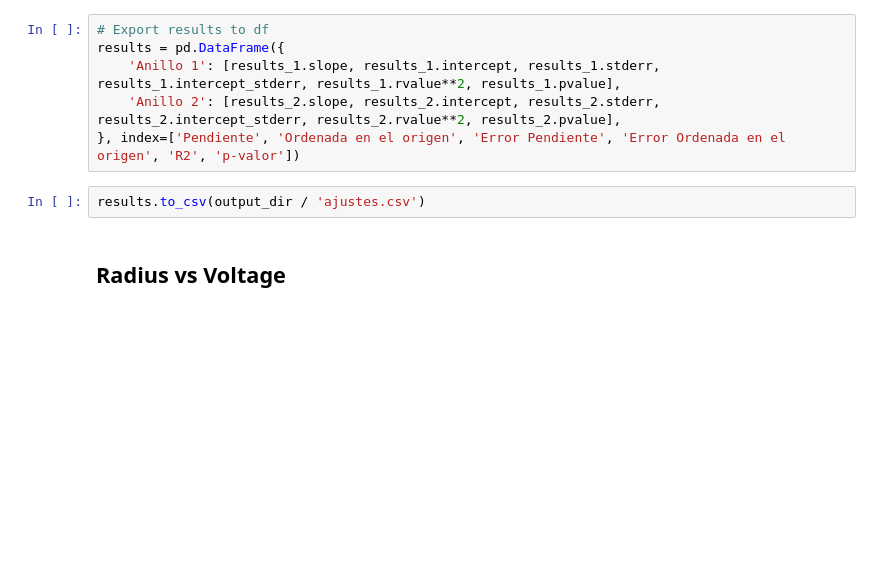
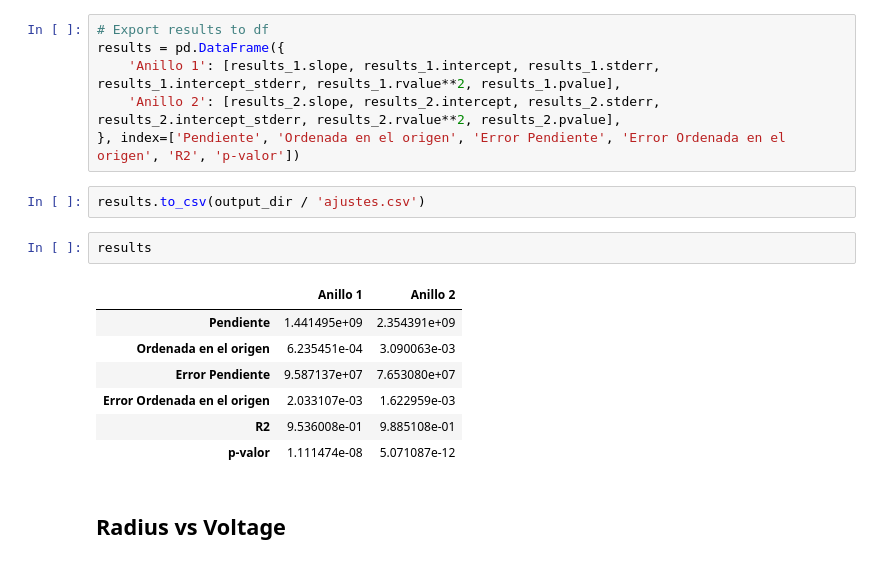
Before and after one commit to MrIsCM/Solid_State_Physics, a Jupyter notebook: Electron_Difrraction/analysis.ipynb, the cells around one changed output. Drawn from its saved outputs; the diff is of its cells as text; blank space fills up the shorter version.

```diff
--- a/Electron_Difrraction/analysis.ipynb
+++ b/Electron_Difrraction/analysis.ipynb
@@ -162,6 +162,16 @@ results = pd.DataFrame({
 }, index=['Pendiente', 'Ordenada en el origen', 'Error Pendiente', 'Error Ordenada en el origen', 'R2', 'p-valor'])
 # %%
 results.to_csv(output_dir / 'ajustes.csv')
+# %%
+results
+# %% [output]
+|  | Anillo 1 | Anillo 2 |
+| Pendiente | 1.441495e+09 | 2.354391e+09 |
+| Ordenada en el origen | 6.235451e-04 | 3.090063e-03 |
+| Error Pendiente | 9.587137e+07 | 7.653080e+07 |
+| Error Ordenada en el origen | 2.033107e-03 | 1.622959e-03 |
+| R2 | 9.536008e-01 | 9.885108e-01 |
+| p-valor | 1.111474e-08 | 5.071087e-12 |
 # %% [markdown]
 ## Radius vs Voltage
 # %%
```
